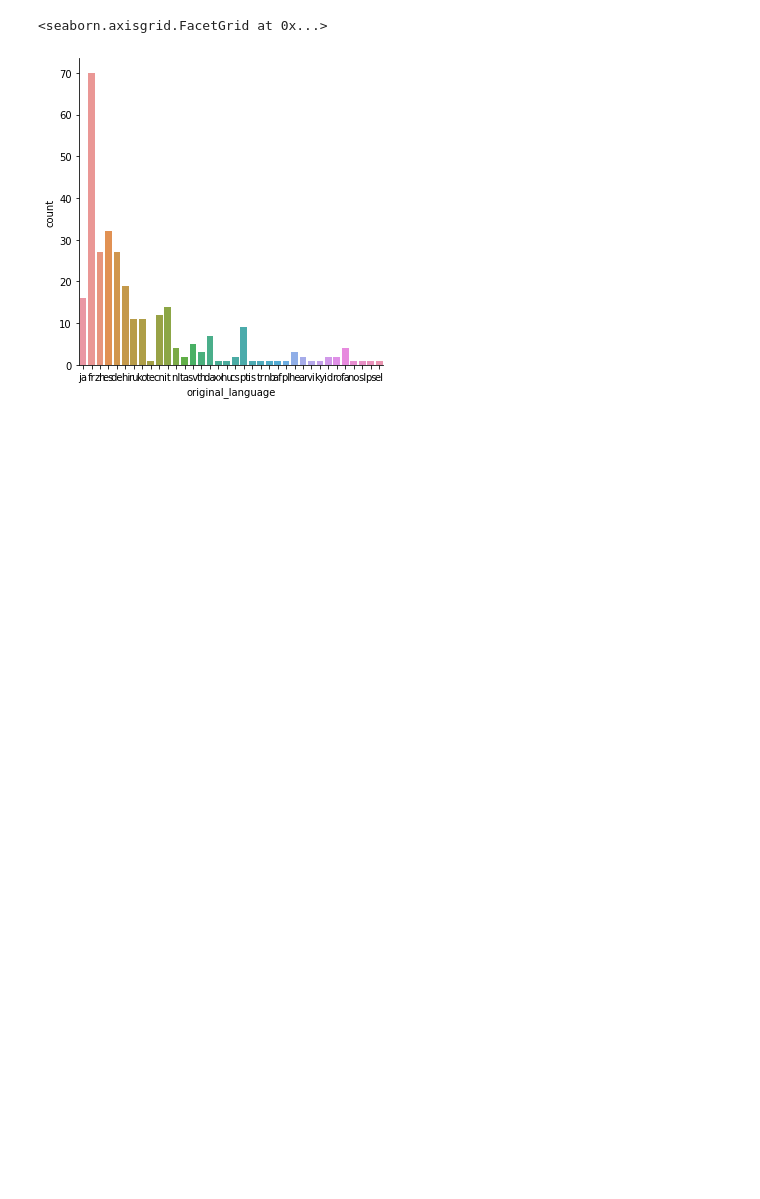
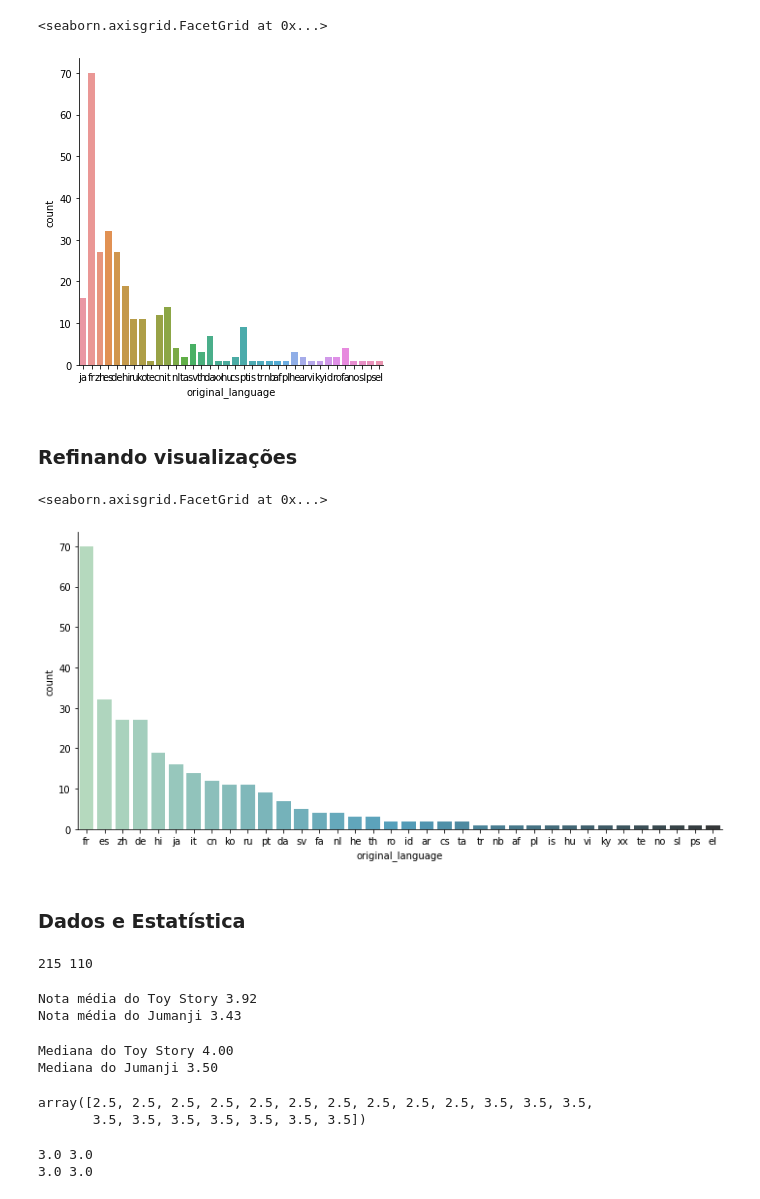
Before and after one commit to jacksonlmp/data_science_introduction, a Jupyter notebook: Science.ipynb, the cells around one changed output. Drawn from its saved outputs; the diff is of its cells as text; code cells hidden in the pictures; blank space fills up the shorter version.

Commit message:
Dados e Estatistica

```diff
--- a/Science.ipynb
+++ b/Science.ipynb
@@ -250,3 +251,56 @@ sns.catplot(x = "original_language", kind = "count", data = filmes_sem_lingua_or
 # %% [output]
 <seaborn.axisgrid.FacetGrid at 0x...>
 [figure]
+# %% [markdown]
+<h3><b>Refinando visualizações</b></h3>
+# %%
+total_por_lingua_de_outros_filmes = tmdb.query("original_language != 'en'").original_language.value_counts()
+filmes_sem_lingua_original_em_ingles = tmdb.query("original_language != 'en'")
+
+#Aspect extende o gráfico e Order ordena os elementos da variável
+sns.catplot(x = "original_language", kind = "count",
+data = filmes_sem_lingua_original_em_ingles,
+aspect = 2,
+order = total_por_lingua_de_outros_filmes.index,
+palette = "GnBu_d"
+)
+# %% [output]
+<seaborn.axisgrid.FacetGrid at 0x...>
+[figure, added]
+# %% [markdown]
+<h3><b>Dados e Estatística</b></h3>
+# %%
+notas_do_toy_story = notas.query("filmeID==1")
+notas_do_jumanji = notas.query("filmeID==2")
+print(len(notas_do_toy_story), len(notas_do_jumanji))
+# %% [output]
+215 110
+# %%
+#Média
+print("Nota média do Toy Story %.2f" % notas_do_toy_story.nota.mean())
+print("Nota média do Jumanji %.2f" % notas_do_jumanji.nota.mean())
+# %% [output]
+Nota média do Toy Story 3.92
+Nota média do Jumanji 3.43
+# %%
+#Mediana
+print("Mediana do Toy Story %.2f" % notas_do_toy_story.nota.median())
+print("Mediana do Jumanji %.2f" % notas_do_jumanji.nota.median())
+# %% [output]
+Mediana do Toy Story 4.00
+Mediana do Jumanji 3.50
+# %%
+filme1 = np.append(np.array([2.5] * 10), np.array([3.5] * 10))
+filme1
+# %% [output]
+array([2.5, 2.5, 2.5, 2.5, 2.5, 2.5, 2.5, 2.5, 2.5, 2.5, 3.5, 3.5, 3.5,
+       3.5, 3.5, 3.5, 3.5, 3.5, 3.5, 3.5])
+# %%
+filme1 = np.append(np.array([2.5] * 10), np.array([3.5] * 10))
+
+filme2 = np.append(np.array([5] * 10), np.array([1] * 10))
+print(filme1.mean(), filme2.mean())
+print(np.median(filme1), np.median(filme2))
+# %% [output]
+3.0 3.0
+3.0 3.0
```
Also changed, not shown: parts of 6 cells of this notebook.
